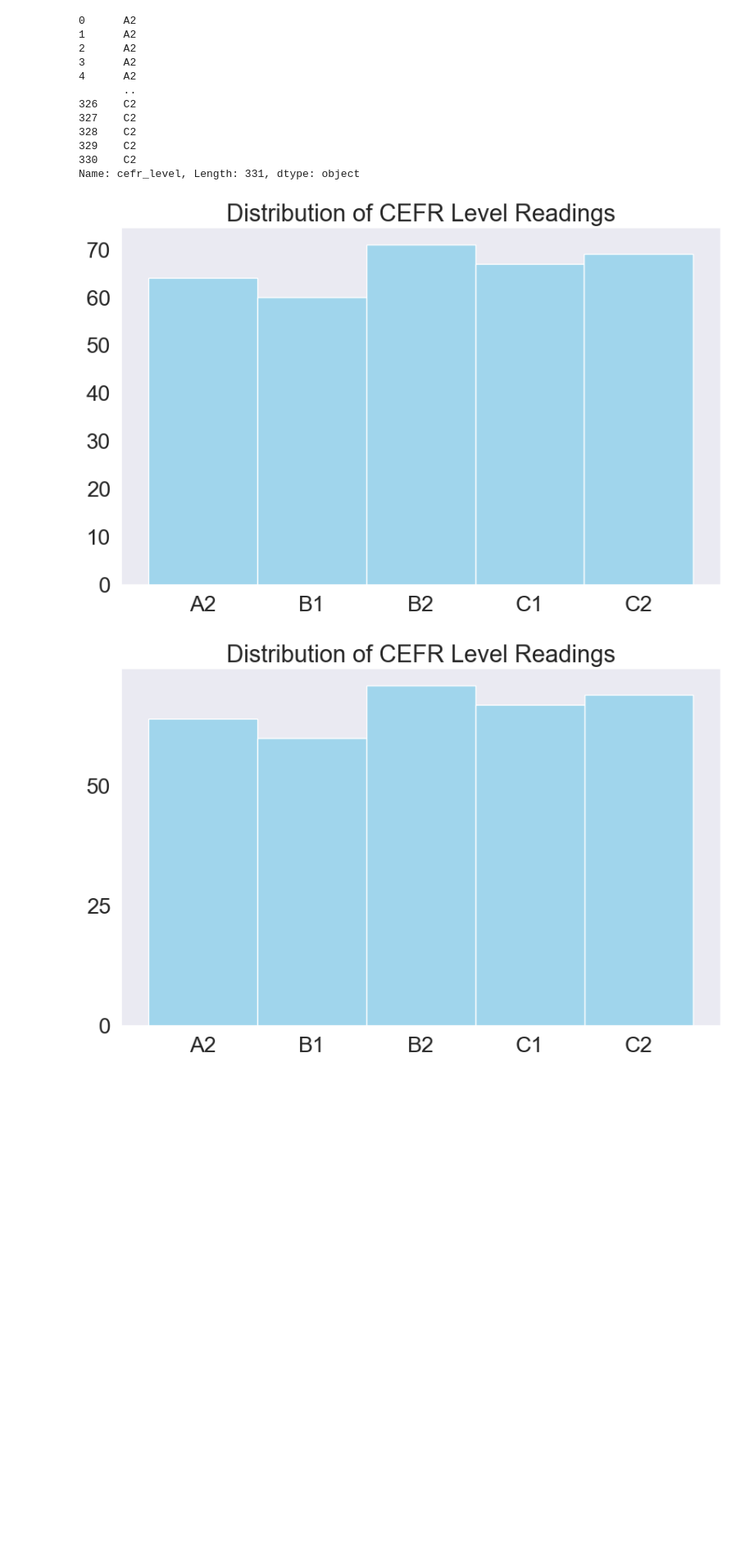
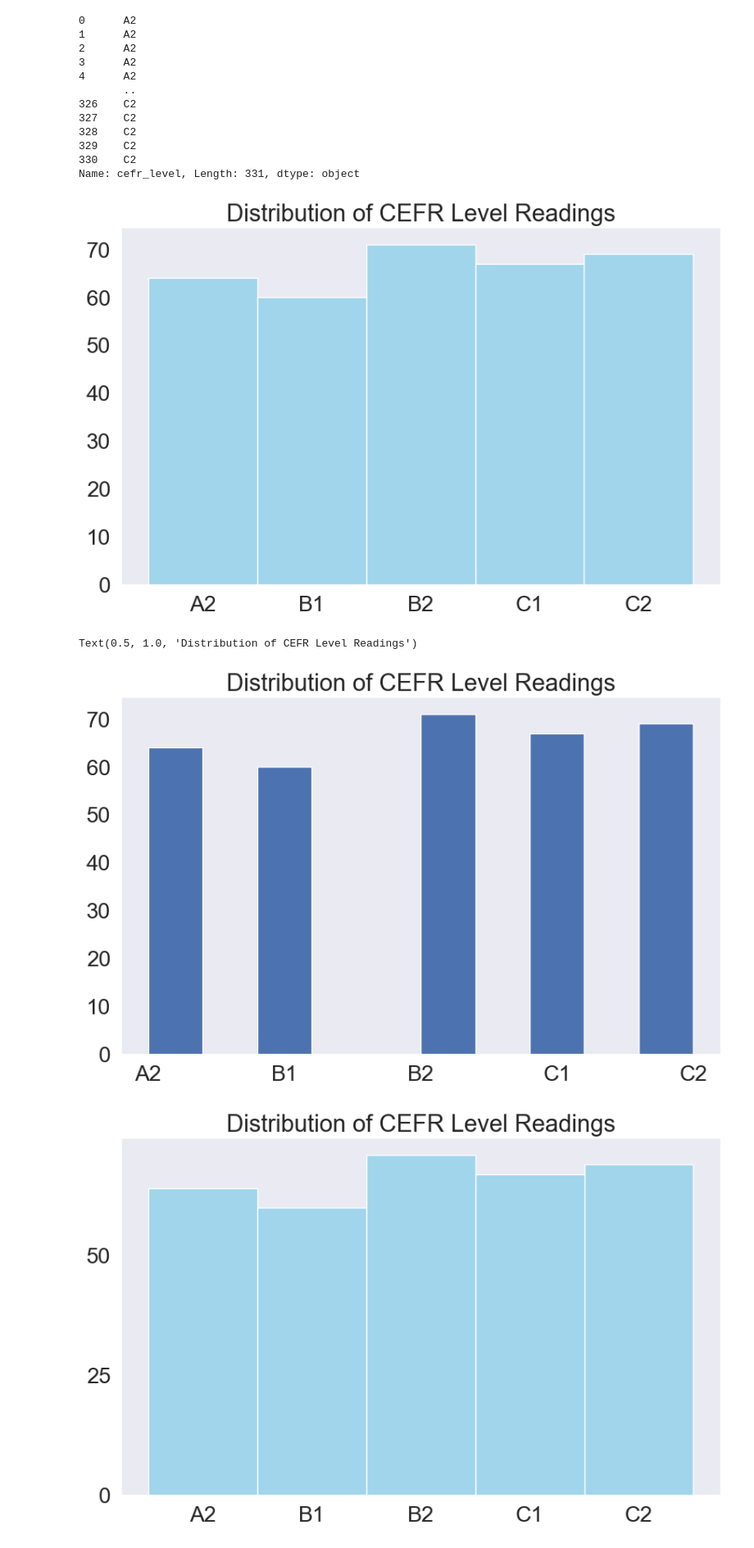
Before and after one commit to AKHILESH200/PersonifiedScriptWriter, a Jupyter notebook: phase-1-cerf/data_eda.ipynb, the cells around one changed output. Shown at 82% size. Saved outputs shown, nothing was run; the diff lists cells and outputs as text; code cells hidden in the pictures; blank space fills up the shorter version.

```diff
--- a/phase-1-cerf/data_eda.ipynb
+++ b/phase-1-cerf/data_eda.ipynb
@@ -206,13 +258,15 @@ Name: cefr_level, Length: 331, dtype: object
 # %%
 sns.histplot(data=df.cefr_level, color="skyblue").set(title='Distribution of CEFR Level Readings')
 sns.set_theme(style="dark", font_scale=1.85)
 plt.xlabel("")
 plt.ylabel("")
 plt.show()
-# plt.hist(df.cefr_level)
-# plt.title('Distribution of CEFR Level Readings');
+plt.hist(df.cefr_level)
+plt.title('Distribution of CEFR Level Readings')
 # %% [output]
 [figure]
+Text(0.5, 1.0, 'Distribution of CEFR Level Readings')
+[figure, added]
 # %%
 plt.close('all')
 sns.histplot(data=df.cefr_level, color="skyblue").set(title='Distribution of CEFR Level Readings')
```
Also changed, not shown: parts of 20 cells of this notebook, 1 other file.
